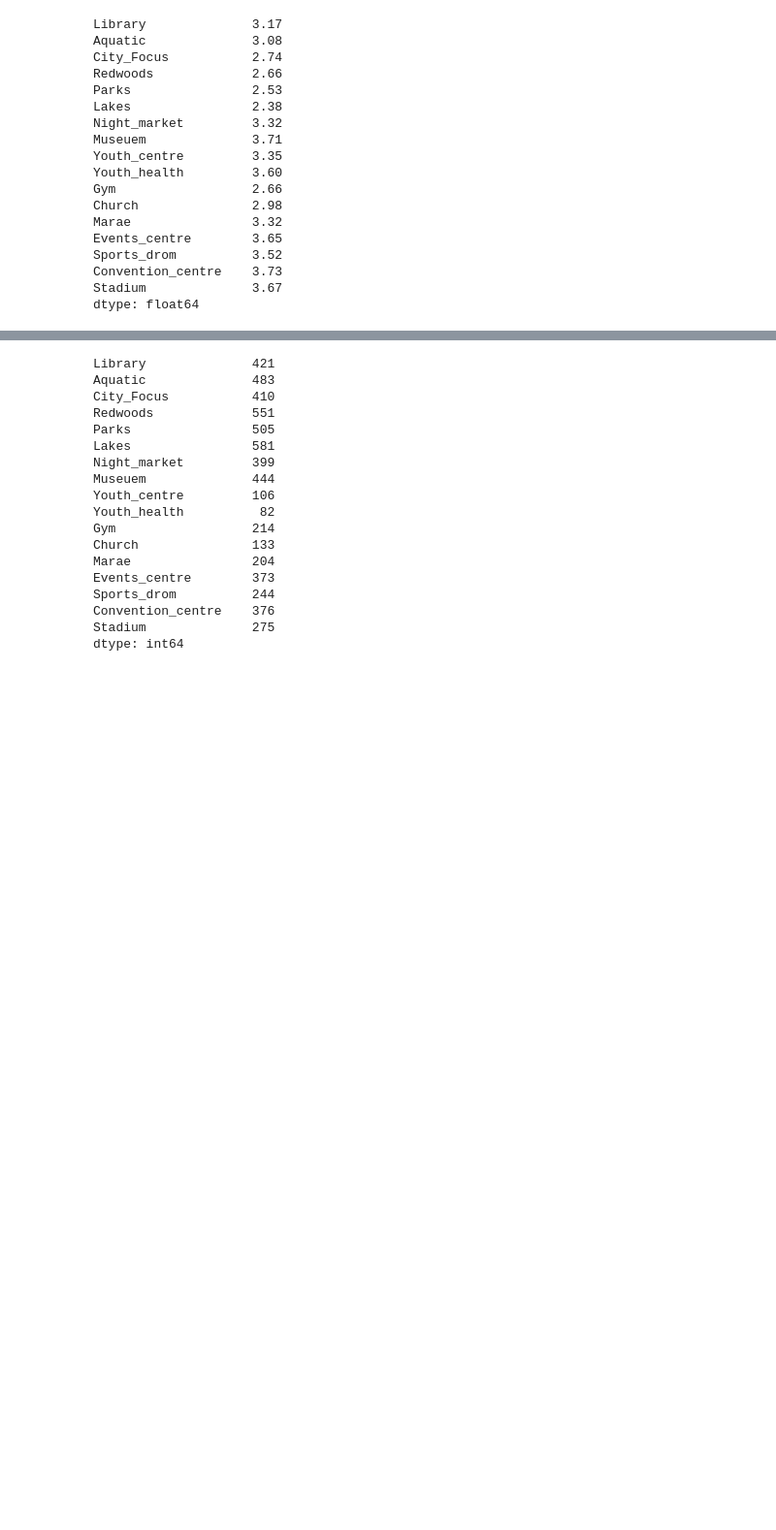
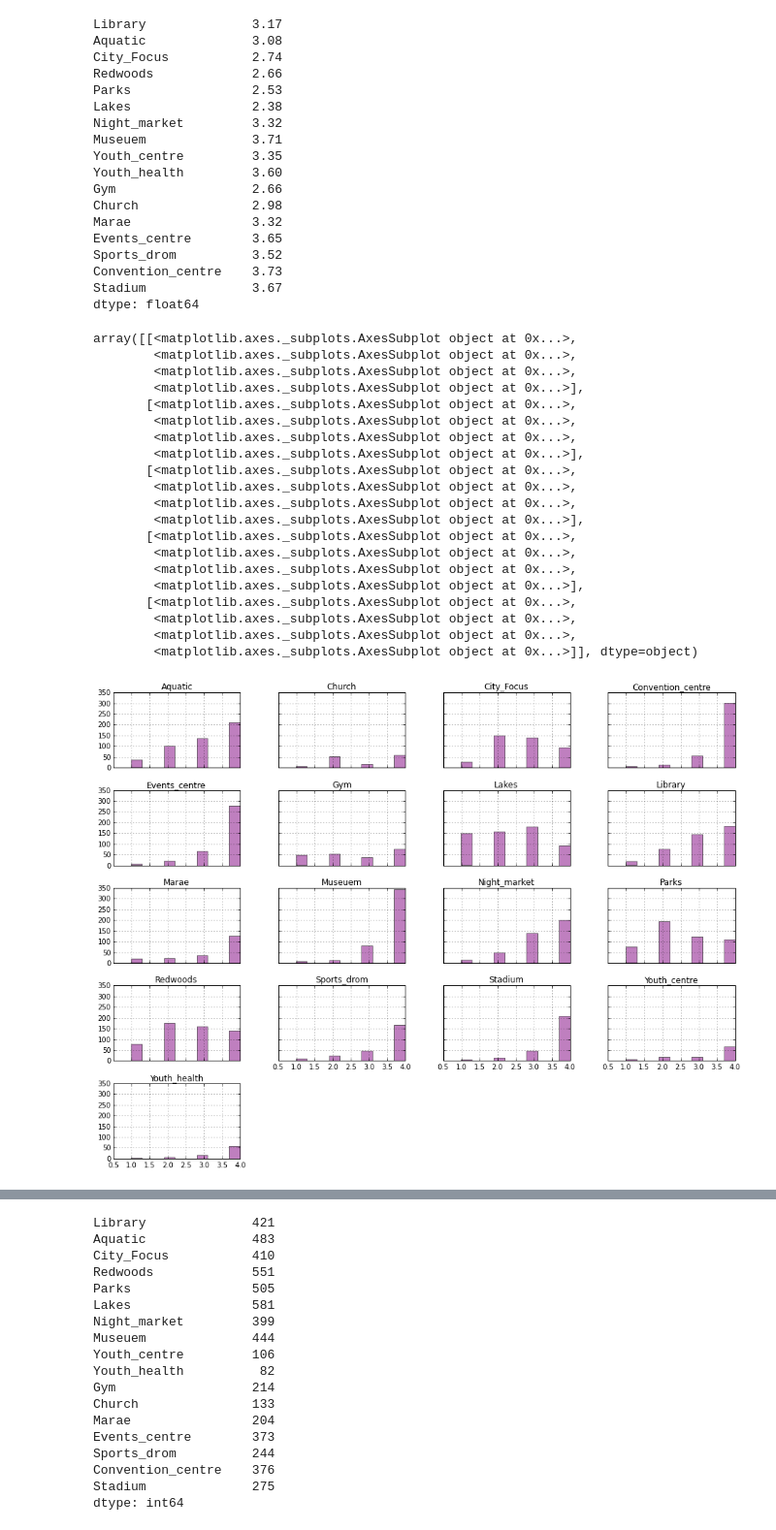
Before and after one commit to hillbs/Differential-Equations-and-Linear-Algebra, a Jupyter notebook: Youth_survey_git.ipynb, the cells around one changed output, grey strips where cells are left out. Shown at 97% size. Saved outputs shown, nothing was run; the diff lists cells and outputs as text; code cells hidden in the pictures; blank space fills up the shorter version.

Commit message:
Saturday update
Added histogram for Places visited in Youth survey

```diff
--- a/Youth_survey_git.ipynb
+++ b/Youth_survey_git.ipynb
@@ -1002,6 +1002,32 @@ Sports_drom          3.52
 Convention_centre    3.73
 Stadium              3.67
 dtype: float64
+# %%
+df_M_and_RLHS = df_M_and_RLHS.loc[:,'Library':'Stadium']
+df_M_and_RLHS.hist(color='purple', alpha=0.5, figsize=(16,12),sharey=True,sharex=True,
+                   align='mid',rwidth=1,range=(1,4))
+# %% [output]
+array([[<matplotlib.axes._subplots.AxesSubplot object at 0x...>,
+        <matplotlib.axes._subplots.AxesSubplot object at 0x...>,
+        <matplotlib.axes._subplots.AxesSubplot object at 0x...>,
+        <matplotlib.axes._subplots.AxesSubplot object at 0x...>],
+       [<matplotlib.axes._subplots.AxesSubplot object at 0x...>,
+        <matplotlib.axes._subplots.AxesSubplot object at 0x...>,
+        <matplotlib.axes._subplots.AxesSubplot object at 0x...>,
+        <matplotlib.axes._subplots.AxesSubplot object at 0x...>],
+       [<matplotlib.axes._subplots.AxesSubplot object at 0x...>,
+        <matplotlib.axes._subplots.AxesSubplot object at 0x...>,
+        <matplotlib.axes._subplots.AxesSubplot object at 0x...>,
+        <matplotlib.axes._subplots.AxesSubplot object at 0x...>],
+       [<matplotlib.axes._subplots.AxesSubplot object at 0x...>,
+        <matplotlib.axes._subplots.AxesSubplot object at 0x...>,
+        <matplotlib.axes._subplots.AxesSubplot object at 0x...>,
+        <matplotlib.axes._subplots.AxesSubplot object at 0x...>],
+       [<matplotlib.axes._subplots.AxesSubplot object at 0x...>,
+        <matplotlib.axes._subplots.AxesSubplot object at 0x...>,
+        <matplotlib.axes._subplots.AxesSubplot object at 0x...>,
+        <matplotlib.axes._subplots.AxesSubplot object at 0x...>]], dtype=object)
+[figure, added]
 # %%
 Standard_background()
 ax = places.plot(kind='bar',rot=45,color='steelblue',width=.8,hatch='//',alpha=.4)
```
Also changed, not shown: parts of 2 cells of this notebook.
